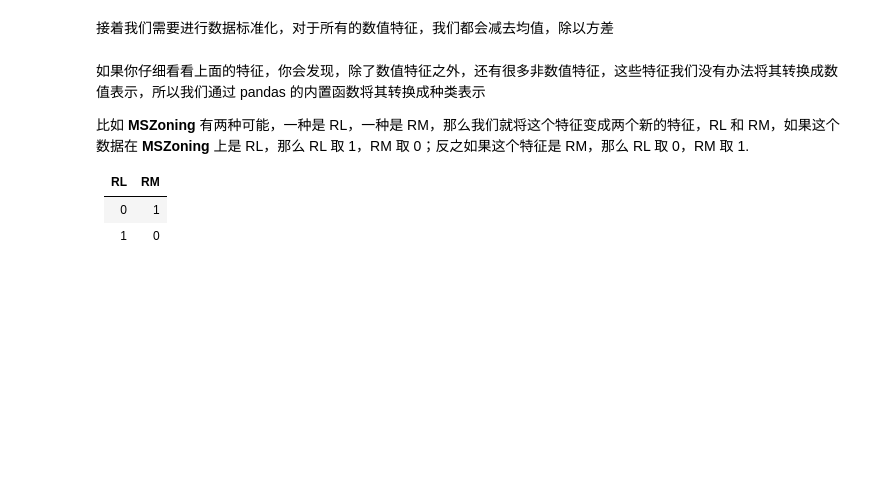
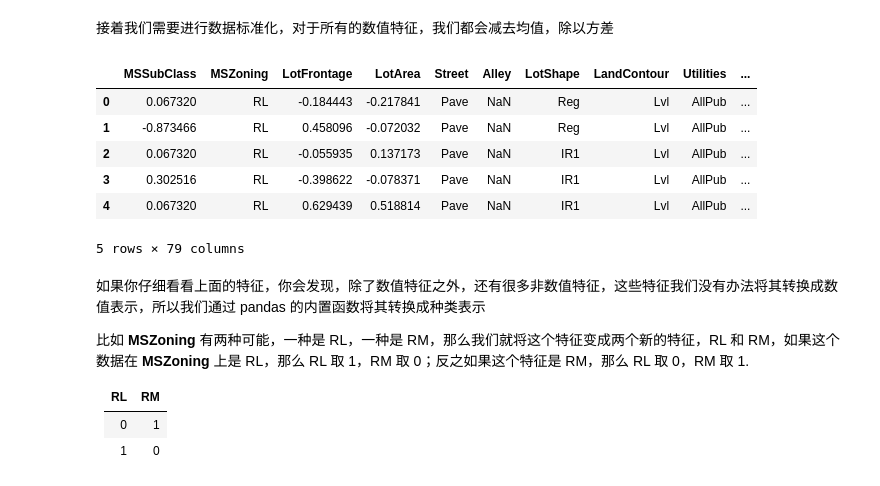
Before and after one commit to hotheat/kaggle-house-price, a Jupyter notebook: predict-house-prices.ipynb, the cells around one changed output. Drawn from its saved outputs; the diff is of its cells as text; code cells hidden in the pictures; blank space fills up the shorter version.

```diff
--- a/predict-house-prices.ipynb
+++ b/predict-house-prices.ipynb
@@ -51,4 +54,14 @@ numeric_feats = all_features.dtypes[all_features.dtypes != "object"].index # 取
 # 减去均值，除以方差
 all_features[numeric_feats] = all_features[numeric_feats].apply(lambda x: (x - x.mean())
                                                                 / (x.std()))
+# %%
+all_features.head()
+# %% [output]
+|  | MSSubClass | MSZoning | LotFrontage | LotArea | Street | Alley | LotShape | LandContour | Utilities | ... |
+| 0 | 0.067320 | RL | -0.184443 | -0.217841 | Pave | NaN | Reg | Lvl | AllPub | ... |
+| 1 | -0.873466 | RL | 0.458096 | -0.072032 | Pave | NaN | Reg | Lvl | AllPub | ... |
+| 2 | 0.067320 | RL | -0.055935 | 0.137173 | Pave | NaN | IR1 | Lvl | AllPub | ... |
+| 3 | 0.302516 | RL | -0.398622 | -0.078371 | Pave | NaN | IR1 | Lvl | AllPub | ... |
+| 4 | 0.067320 | RL | 0.629439 | 0.518814 | Pave | NaN | IR1 | Lvl | AllPub | ... |
+5 rows × 79 columns
 # %%
```
Also changed, not shown: parts of 8 cells of this notebook, 1 other file.
